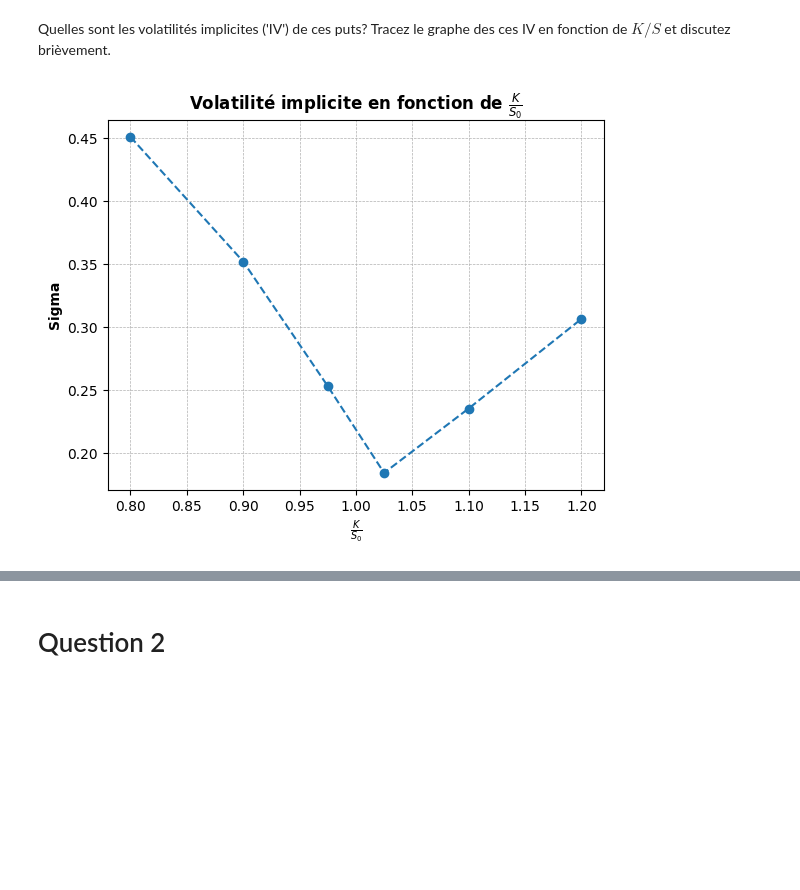
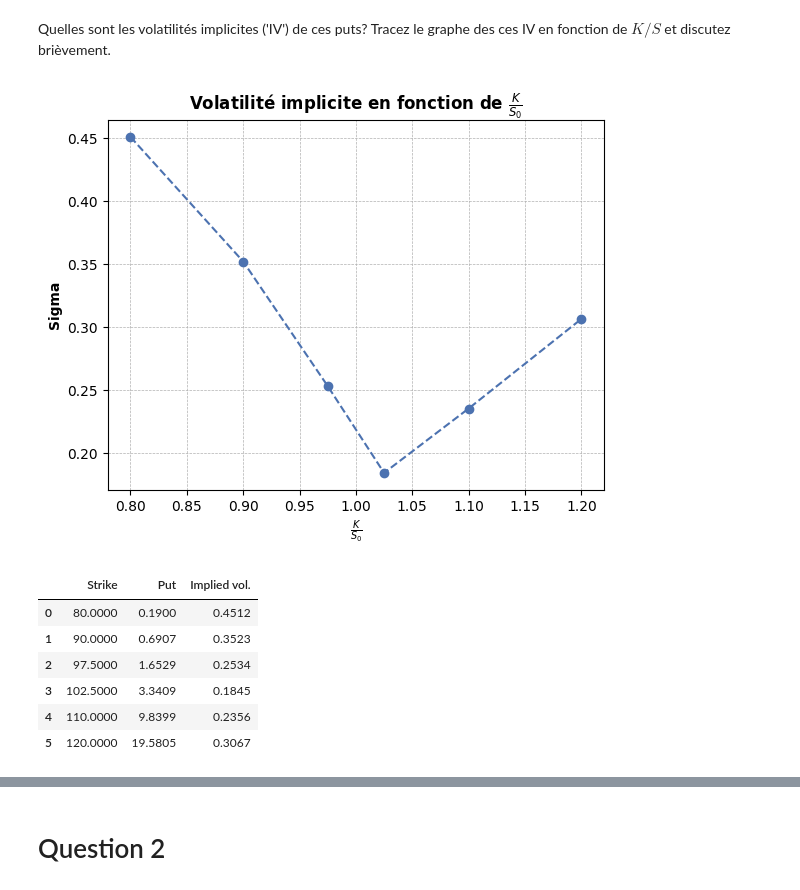
Before and after one commit to Thomas4390/produits_derives, a Jupyter notebook: assignment1_202301.ipynb, the cells around one changed output, grey strips where cells are left out. Saved outputs shown, nothing was run; the diff lists cells and outputs as text; code cells hidden in the pictures; blank space fills up the shorter version.

```diff
--- a/assignment1_202301.ipynb
+++ b/assignment1_202301.ipynb
@@ -44,13 +44,21 @@ Quelles sont les volatilités implicites ('IV') de ces puts? Tracez le graphe de
 # %%
 # Données du problème
 S_0 = 100
 r_f = 0.05
 T   = 1/12
 
 # Calcul des volatilités implicites
 sigma = [implied_volatility(opt_price = P, S = S_0,  K = K, r = r_f, y = 0, T = T, is_call   = False)[0] for K, P in info.values]
 info['Implied vol.'] = sigma
 
 plot_implied_vol(S_0, info)
+info
 # %% [output]
-[figure, old version]
+[figure, new version]
+|  | Strike | Put | Implied vol. |
+| 0 | 80.0000 | 0.1900 | 0.4512 |
+| 1 | 90.0000 | 0.6907 | 0.3523 |
+| 2 | 97.5000 | 1.6529 | 0.2534 |
+| 3 | 102.5000 | 3.3409 | 0.1845 |
+| 4 | 110.0000 | 9.8399 | 0.2356 |
+| 5 | 120.0000 | 19.5805 | 0.3067 |
```
Also changed, not shown: parts of 15 cells of this notebook, 1 other file.
